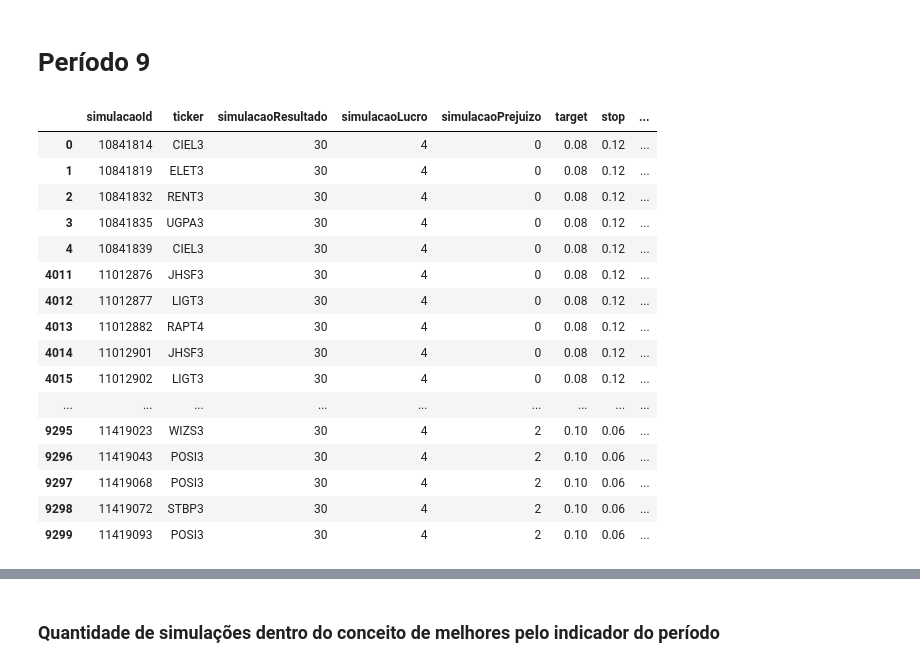
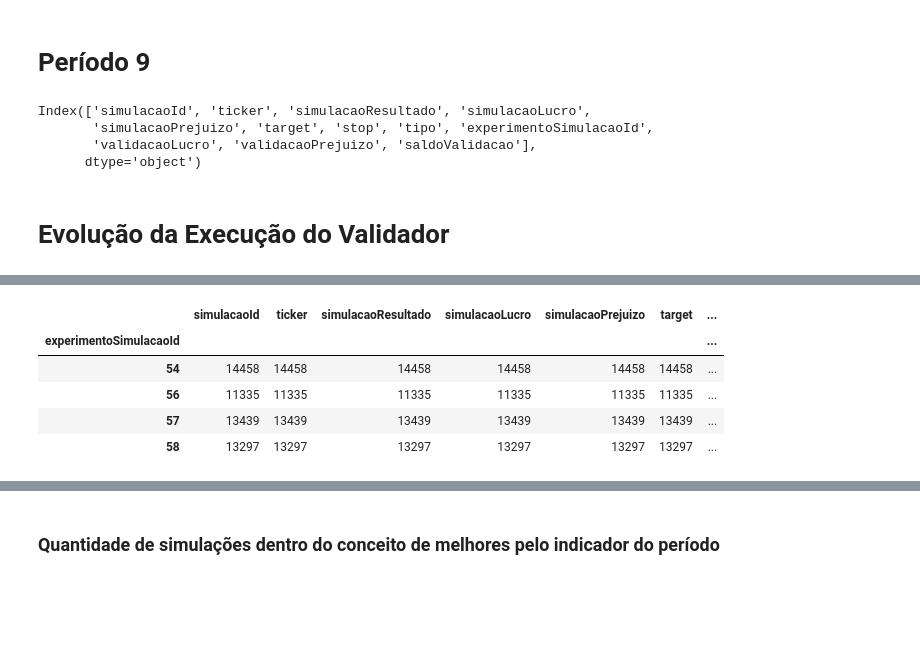
Before and after one commit to paulofor/Jupyter-Espaco01, a Jupyter notebook: Validador/Entendendo a Validação.ipynb, the cells around one changed output, grey strips where cells are left out. Saved outputs shown, nothing was run; the diff lists cells and outputs as text; code cells hidden in the pictures; blank space fills up the shorter version.

```diff
--- a/Validador/Entendendo a Validação.ipynb
+++ b/Validador/Entendendo a Validação.ipynb
@@ -10,23 +10,17 @@ r = requests.get('http://vps-40d69db1.vps.ovh.ca:21046/api/ExecucaoSimulacaos/me
 j = r.json()
 df = pd.DataFrame.from_dict(j)
 # %%
-dfG = df.groupby('experimentoSimulacaoId')
-dfG.head()
+df.columns
 # %% [output]
-|  | simulacaoId | ticker | simulacaoResultado | simulacaoLucro | simulacaoPrejuizo | target | stop | ... |
-| 0 | 10841814 | CIEL3 | 30 | 4 | 0 | 0.08 | 0.12 | ... |
-| 1 | 10841819 | ELET3 | 30 | 4 | 0 | 0.08 | 0.12 | ... |
-| 2 | 10841832 | RENT3 | 30 | 4 | 0 | 0.08 | 0.12 | ... |
-| 3 | 10841835 | UGPA3 | 30 | 4 | 0 | 0.08 | 0.12 | ... |
-| 4 | 10841839 | CIEL3 | 30 | 4 | 0 | 0.08 | 0.12 | ... |
-| 4011 | 11012876 | JHSF3 | 30 | 4 | 0 | 0.08 | 0.12 | ... |
-| 4012 | 11012877 | LIGT3 | 30 | 4 | 0 | 0.08 | 0.12 | ... |
-| 4013 | 11012882 | RAPT4 | 30 | 4 | 0 | 0.08 | 0.12 | ... |
-| 4014 | 11012901 | JHSF3 | 30 | 4 | 0 | 0.08 | 0.12 | ... |
-| 4015 | 11012902 | LIGT3 | 30 | 4 | 0 | 0.08 | 0.12 | ... |
-| ... | ... | ... | ... | ... | ... | ... | ... | ... |
-| 9295 | 11419023 | WIZS3 | 30 | 4 | 2 | 0.10 | 0.06 | ... |
-| 9296 | 11419043 | POSI3 | 30 | 4 | 2 | 0.10 | 0.06 | ... |
-| 9297 | 11419068 | POSI3 | 30 | 4 | 2 | 0.10 | 0.06 | ... |
-| 9298 | 11419072 | STBP3 | 30 | 4 | 2 | 0.10 | 0.06 | ... |
-| 9299 | 11419093 | POSI3 | 30 | 4 | 2 | 0.10 | 0.06 | ... |
+Index(['simulacaoId', 'ticker', 'simulacaoResultado', 'simulacaoLucro',
+       'simulacaoPrejuizo', 'target', 'stop', 'tipo', 'experimentoSimulacaoId',
+       'validacaoLucro', 'validacaoPrejuizo', 'saldoValidacao'],
+      dtype='object')
+# %% [markdown]
+# Evolução da Execução do Validador
+# %%
+now = datetime.now()
+dt_string = now.strftime("%d/%m/%Y %H:%M:%S")
+print(dt_string)
+df.groupby('experimentoSimulacaoId').count()
+# %% [output]
@@ -32,0 +28,6 @@ dfG.head()
+|  | simulacaoId | ticker | simulacaoResultado | simulacaoLucro | simulacaoPrejuizo | target | ... |
+| experimentoSimulacaoId |  |  |  |  |  |  | ... |
+| 54 | 14458 | 14458 | 14458 | 14458 | 14458 | 14458 | ... |
+| 56 | 11335 | 11335 | 11335 | 11335 | 11335 | 11335 | ... |
+| 57 | 13439 | 13439 | 13439 | 13439 | 13439 | 13439 | ... |
+| 58 | 13297 | 13297 | 13297 | 13297 | 13297 | 13297 | ... |
```
Also changed, not shown: parts of 6 cells of this notebook, 5 other files.
